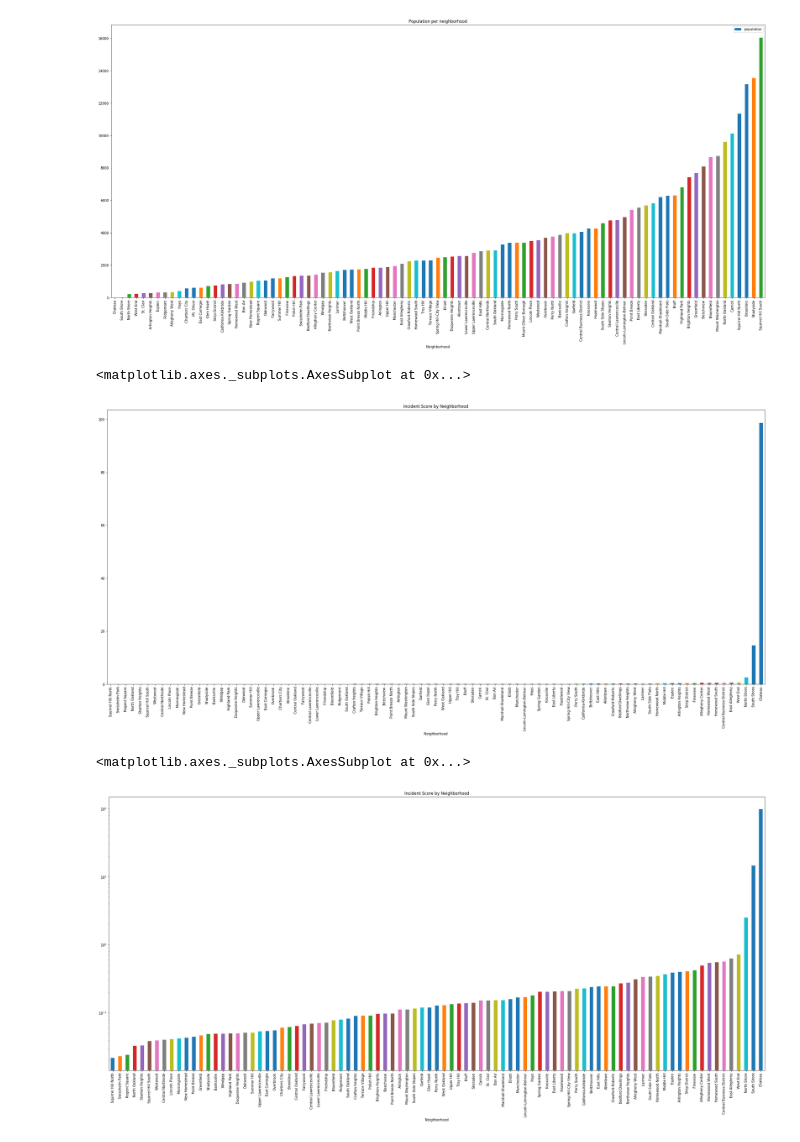
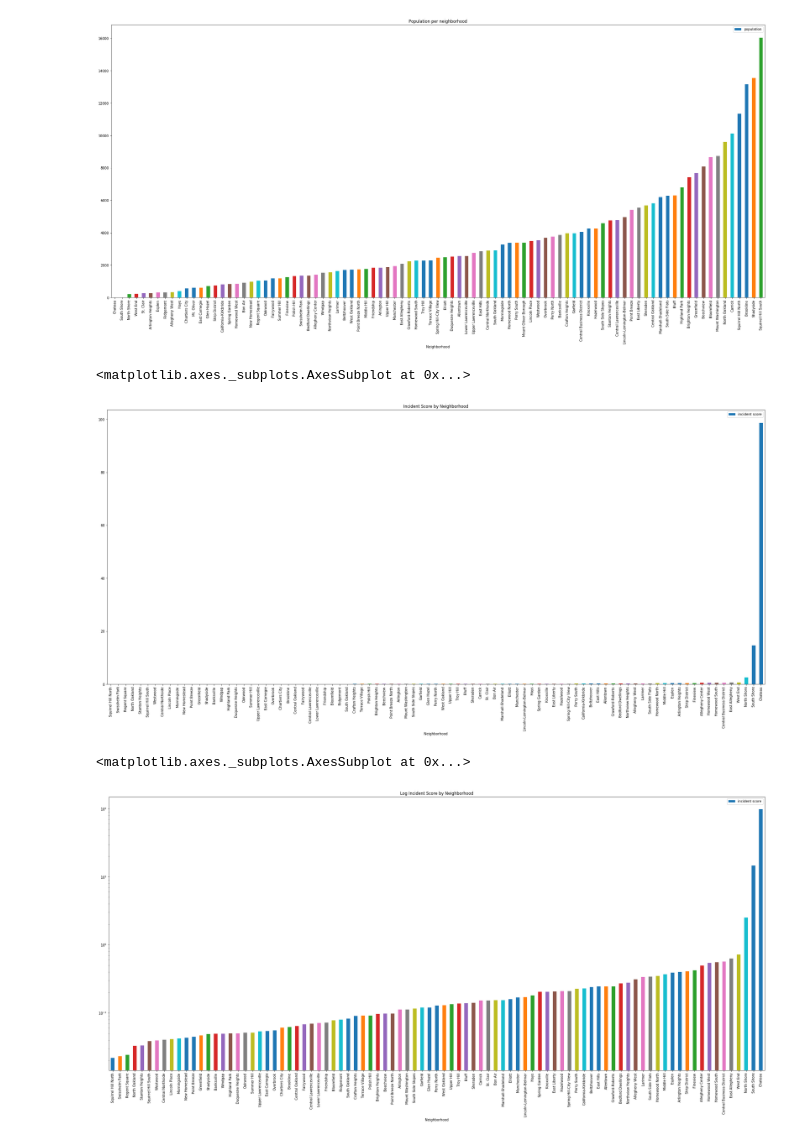
Before and after one commit to arib510/Big-Ideas-Final-Project, a Jupyter notebook: selver_notebook.ipynb, the cells around one changed output. Saved outputs shown, nothing was run; the diff lists cells and outputs as text; code cells hidden in the pictures.

Commit message:
Added Top 15 graph and changed titles slightly

```diff
--- a/selver_notebook.ipynb
+++ b/selver_notebook.ipynb
@@ -65,14 +65,14 @@ combined2["incident score"] = average
 # %%
 final = combined2.sort_values(ascending = True, by = "incident score")
 final = final[['Neighborhood', 'population', 'fires', 'arrests', 'incident score']]
 final = final.set_index(['Neighborhood'])
-final["incident score"].plot(kind = 'bar', figsize = (35, 15), title = 'Incident Score by Neighborhood')
+final.plot(kind = 'bar', figsize = (35, 15), y='incident score', title = 'Incident Score by Neighborhood')
 # %% [output]
 <matplotlib.axes._subplots.AxesSubplot at 0x...>
-[figure, old version]
+[figure, new version]
 # %%
 #regular bar graph
-final['incident score'].plot(kind = 'bar', figsize = (35, 15), title = 'Incident Score by Neighborhood', logy=True)
+final.plot(kind = 'bar', figsize = (35, 15), title = 'Log Incident Score by Neighborhood', y='incident score', logy=True)
 # %% [output]
 <matplotlib.axes._subplots.AxesSubplot at 0x...>
-[figure, old version]
+[figure, new version]
```
Also changed, not shown: parts of 1 cell of this notebook.
